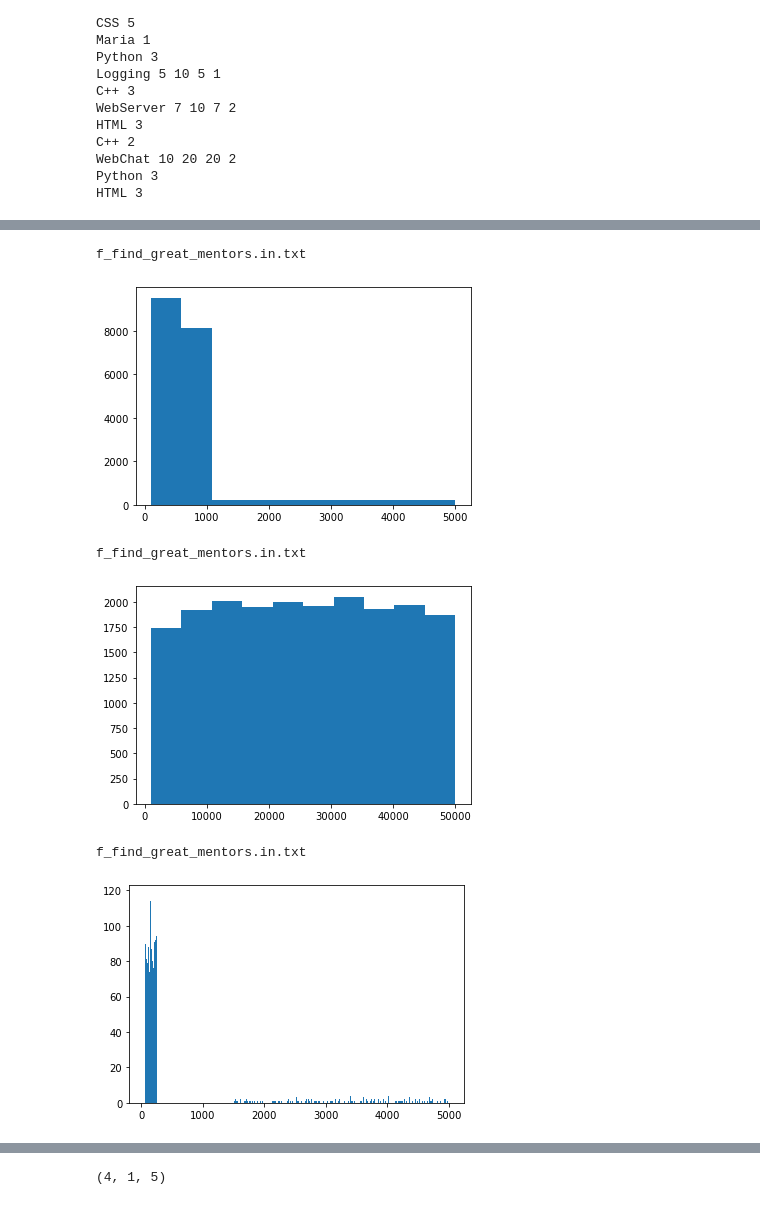
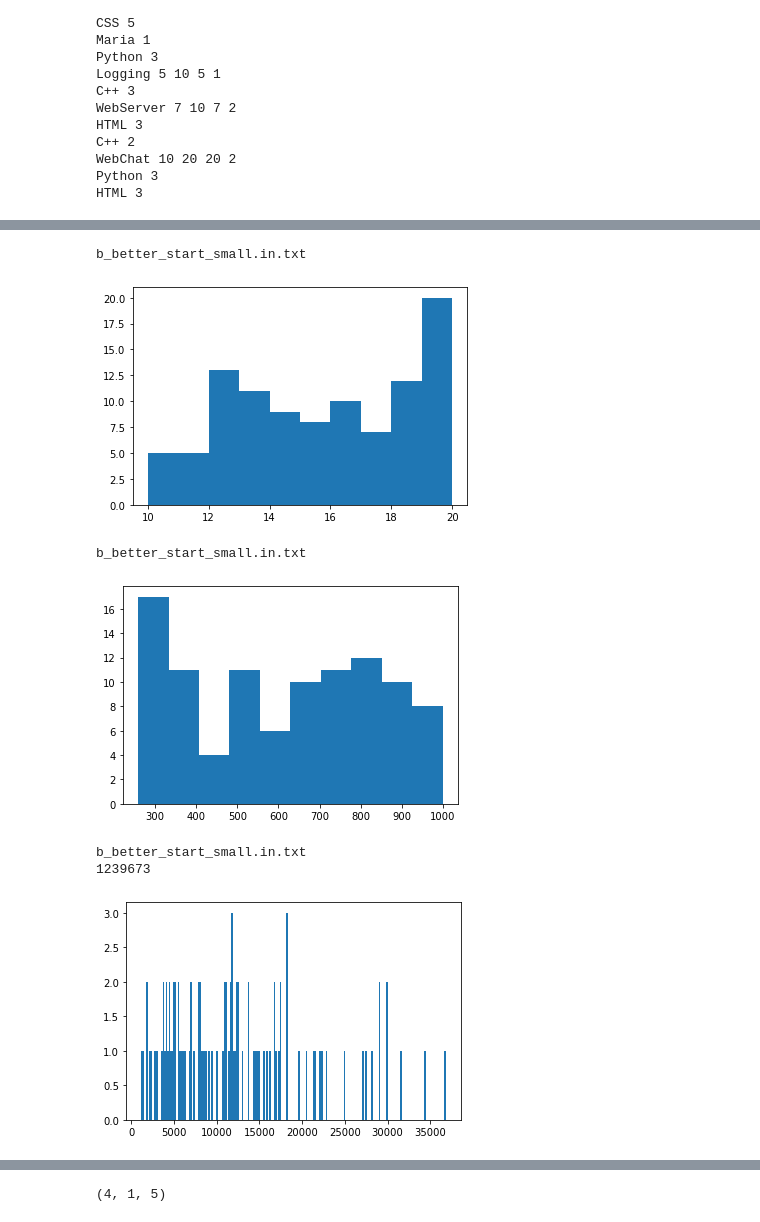
Before and after one commit to tonghuikang/codecomp, a Jupyter notebook: template/adhoc.ipynb, the cells around one changed output, grey strips where cells are left out. Drawn from its saved outputs; the diff is of its cells as text; code cells hidden in the pictures.

```diff
--- a/template/adhoc.ipynb
+++ b/template/adhoc.ipynb
@@ -47,10 +36,10 @@ cases = [case_a, case_b, case_c, case_d, case_e, case_f]
 # %%
 case = case_a
 case = case_b
-case = case_c
-case = case_d
-case = case_e
-case = case_f
+# case = case_c
+# case = case_d
+# case = case_e
+# case = case_f
 # %%
 !cat input_data/a_an_example.in.txt
 # %% [output]
@@ -158,19 +197,21 @@ print(case)
 plt.hist(project_to_days_needed.values())
 plt.show()
 # %% [output]
-f_find_great_mentors.in.txt
+b_better_start_small.in.txt
-[figure, old version]
+[figure, new version]
 # %%
 print(case)
 plt.hist(project_to_best_before.values())
 plt.show()
 # %% [output]
-f_find_great_mentors.in.txt
+b_better_start_small.in.txt
-[figure, old version]
+[figure, new version]
 # %%
 print(case)
-plt.hist(project_to_score_given.values(), bins=max(project_to_score_given.values()) + 3)
+print(sum(project_to_score_given.values()))
+plt.hist(project_to_score_given.values(), bins=200)
 plt.show()
 # %% [output]
-f_find_great_mentors.in.txt
+b_better_start_small.in.txt
+1239673
-[figure, old version]
+[figure, new version]
```
Also changed, not shown: parts of 10 cells of this notebook.
